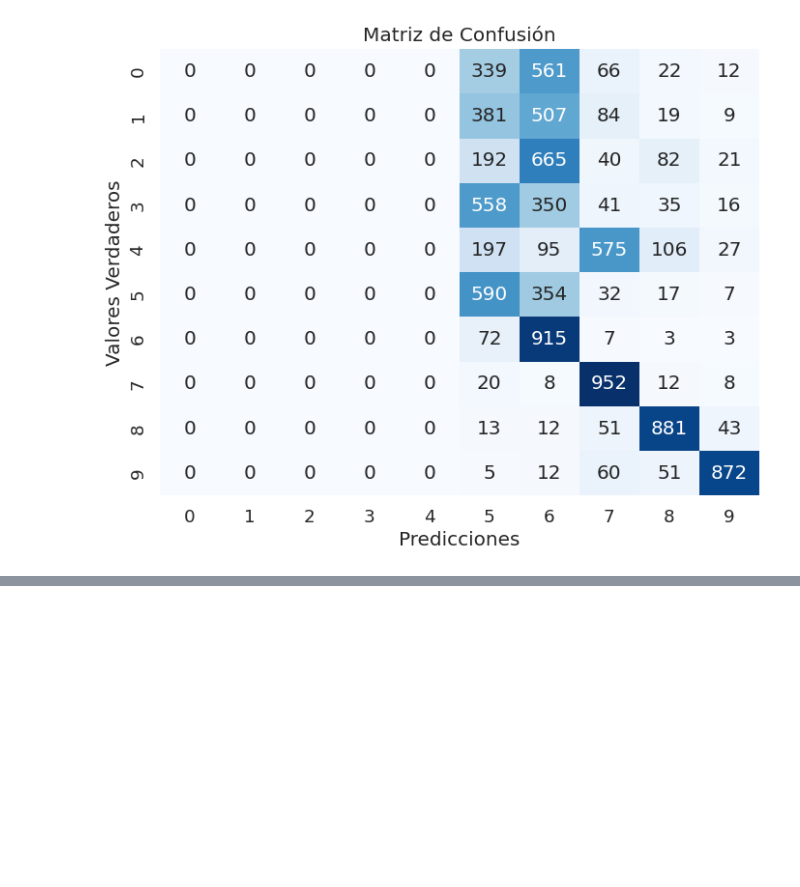
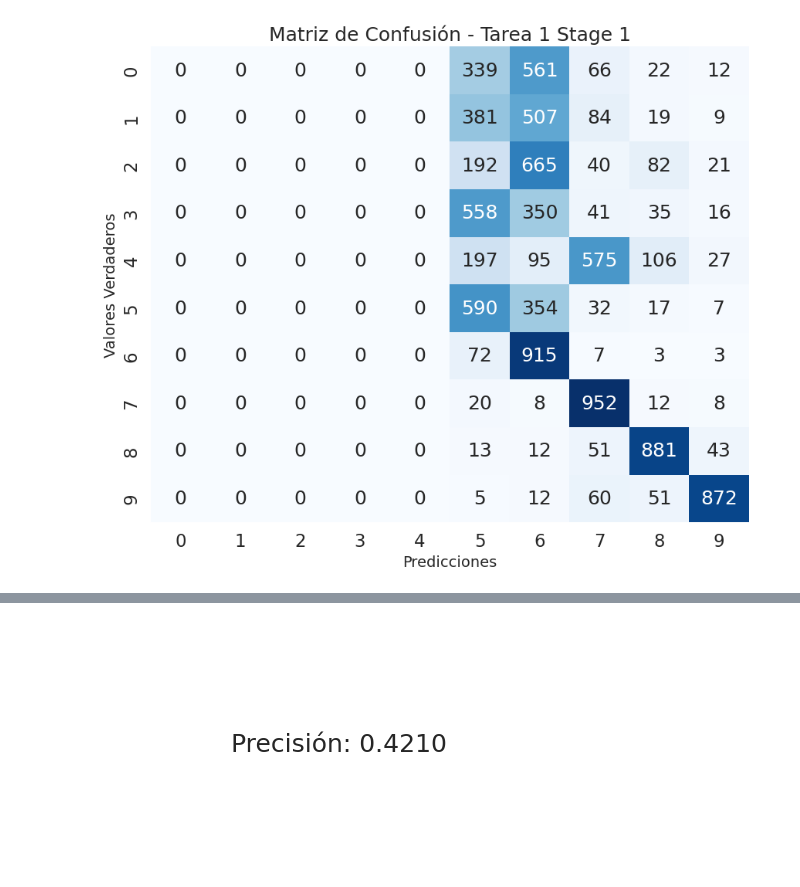
Before and after one commit to DavidFM43/dinov2-knn, a Jupyter notebook: PyCIL/logs/finetune/experiment_freeze_stage/analisis.ipynb, the cells around one changed output, grey strips where cells are left out. Saved outputs shown, nothing was run; the diff lists cells and outputs as text; code cells hidden in the pictures; blank space fills up the shorter version.

```diff
--- a/PyCIL/logs/finetune/experiment_freeze_stage/analisis.ipynb
+++ b/PyCIL/logs/finetune/experiment_freeze_stage/analisis.ipynb
@@ -63,29 +85,39 @@ Precisión: 0.4221
 # %%
 import numpy as np
 import matplotlib.pyplot as plt
 import seaborn as sns
-from sklearn.metrics import confusion_matrix
+from sklearn.metrics import confusion_matrix, accuracy_score
 
 # Cargar los archivos .npy
 pred = np.load('pred_task_1_stage_1.npy')
 target = np.load('target_task_1_stage_1.npy')
 
+# Configurar la tarea y el stage
+task = 1
+stage = 1
+
 # Calcular la matriz de confusión
 conf_matrix = confusion_matrix(target, pred)
 
 # Configurar el estilo de la gráfica
-plt.figure(figsize=(8, 6))
-sns.set(font_scale=1.2)
+plt.figure(figsize=(10, 8))
+sns.set(font_scale=1.5)  # Aumentar el tamaño de la fuente
 sns.heatmap(conf_matrix, annot=True, fmt='d', cmap='Blues', cbar=False)
 
 # Configurar etiquetas y título
-plt.title('Matriz de Confusión')
-plt.xlabel('Predicciones')
-plt.ylabel('Valores Verdaderos')
+plt.title(f'Matriz de Confusión - Tarea {task} Stage {stage}', fontsize=18)
+plt.xlabel('Predicciones', fontsize=14)
+plt.ylabel('Valores Verdaderos', fontsize=14)
 plt.show()
 
 # Calcular la precisión
 accuracy = accuracy_score(target, pred)
-print(f'Precisión: {accuracy}')
+print(f'Precisión: {accuracy:.4f}')
+
+# Mostrar precisión en un formato más grande y destacado
+plt.figure(figsize=(6, 3))
+plt.text(0.5, 0.5, f'Precisión: {accuracy:.4f}', fontsize=18, ha='center', va='center')
+plt.axis('off')
+plt.show()
 # %% [output]
-[figure, old version]
+[figure, new version]
@@ -93,3 +125,4 @@ Precisión: 0.421
+[figure, added]
 # %%
 import numpy as np
 import matplotlib.pyplot as plt
```
Also changed, not shown: parts of 5 cells of this notebook.
